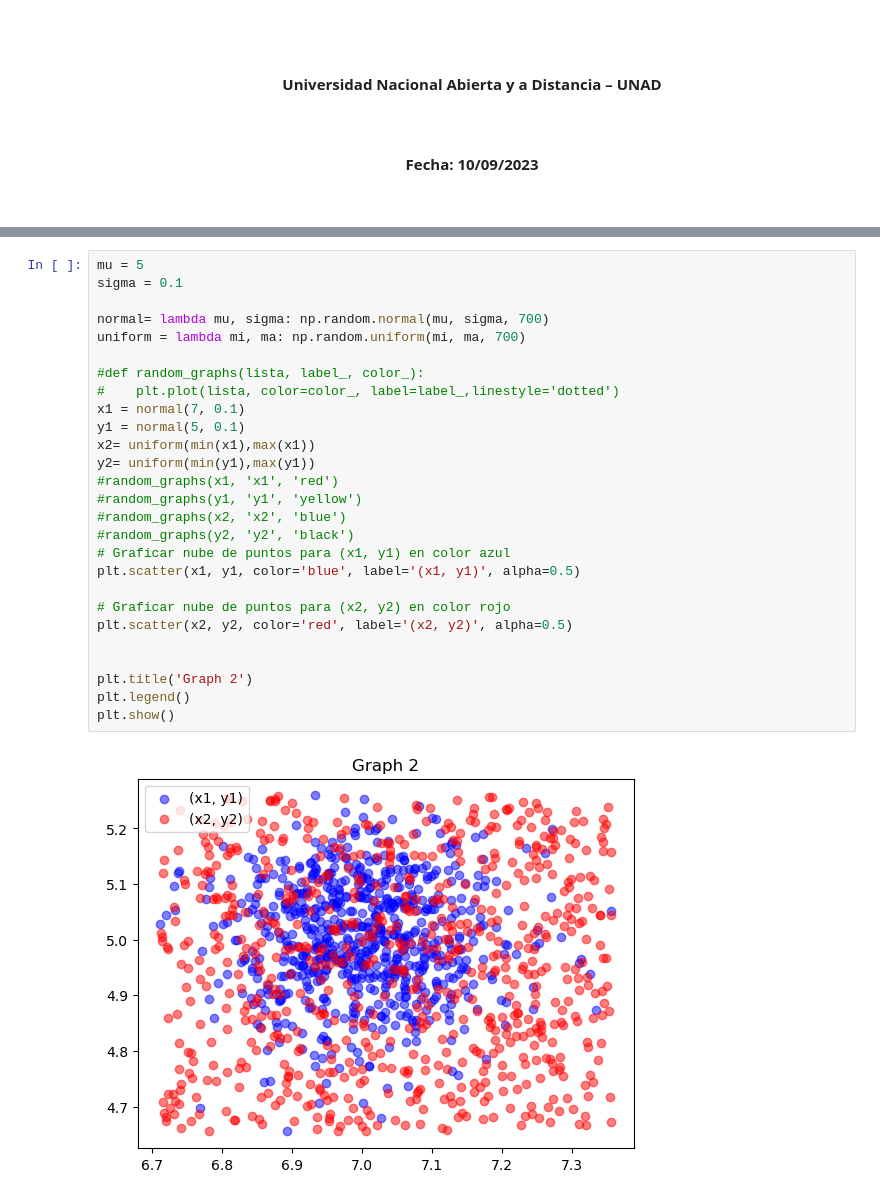
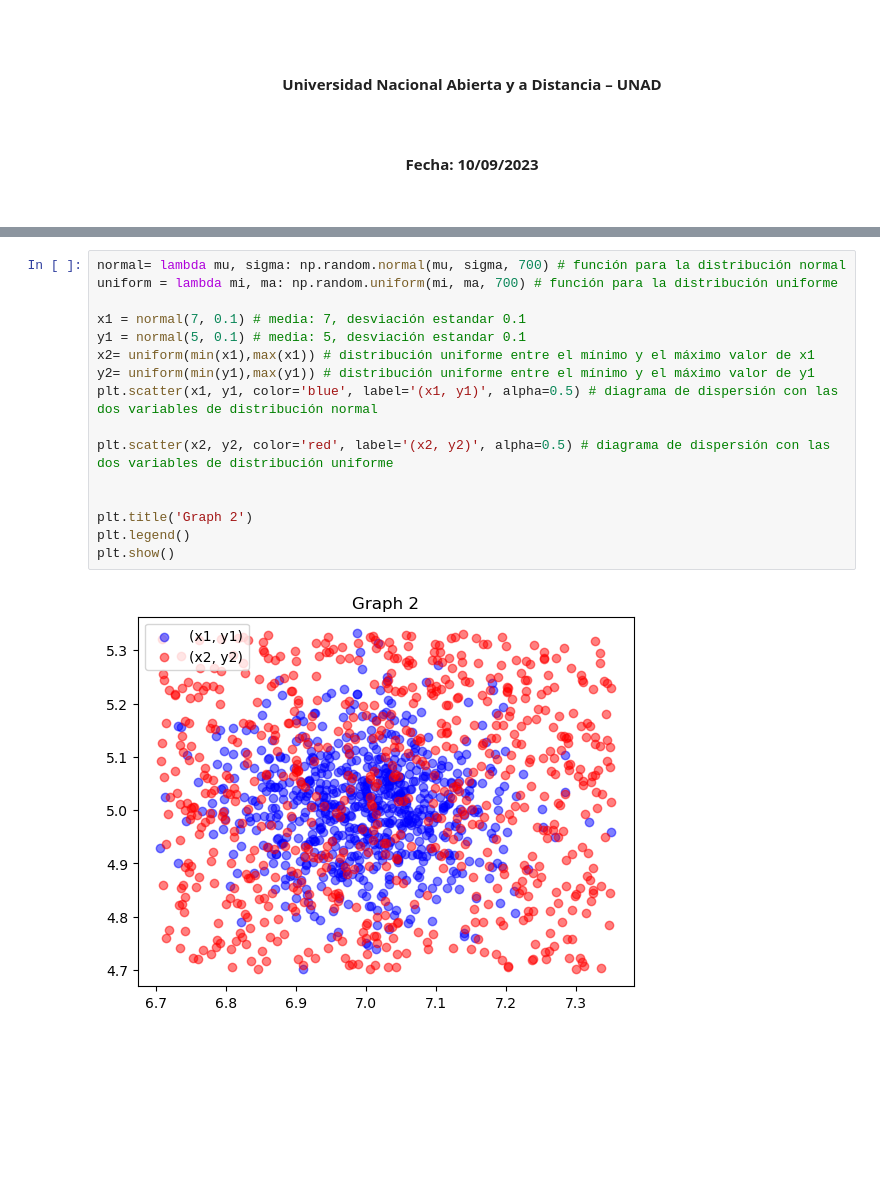
Before and after one commit to andresporras3423/UNAD, a Jupyter notebook: programación para ciencia de datos/jupyter notebooks/unidad1/G10_OscarAndresRussiPorras_Ej3.ipynb, the cells around one changed output, grey strips where cells are left out. Cells and saved outputs as stored; diff of their text form; blank space fills up the shorter version.

```diff
--- a/programación para ciencia de datos/jupyter notebooks/unidad1/G10_OscarAndresRussiPorras_Ej3.ipynb
+++ b/programación para ciencia de datos/jupyter notebooks/unidad1/G10_OscarAndresRussiPorras_Ej3.ipynb
@@ -114,34 +64,23 @@ plt.show()
 # %% [output]
 [figure]
 # %%
-mu = 5
-sigma = 0.1
+normal= lambda mu, sigma: np.random.normal(mu, sigma, 700) # función para la distribución normal
+uniform = lambda mi, ma: np.random.uniform(mi, ma, 700) # función para la distribución uniforme
 
-normal= lambda mu, sigma: np.random.normal(mu, sigma, 700)
-uniform = lambda mi, ma: np.random.uniform(mi, ma, 700)
+x1 = normal(7, 0.1) # media: 7, desviación estandar 0.1
+y1 = normal(5, 0.1) # media: 5, desviación estandar 0.1
+x2= uniform(min(x1),max(x1)) # distribución uniforme entre el mínimo y el máximo valor de x1
+y2= uniform(min(y1),max(y1)) # distribución uniforme entre el mínimo y el máximo valor de y1
+plt.scatter(x1, y1, color='blue', label='(x1, y1)', alpha=0.5) # diagrama de dispersión con las dos variables de distribución normal
 
-#def random_graphs(lista, label_, color_):
-#    plt.plot(lista, color=color_, label=label_,linestyle='dotted')
-x1 = normal(7, 0.1)
-y1 = normal(5, 0.1)
-x2= uniform(min(x1),max(x1))
-y2= uniform(min(y1),max(y1))
-#random_graphs(x1, 'x1', 'red')
-#random_graphs(y1, 'y1', 'yellow')
-#random_graphs(x2, 'x2', 'blue')
-#random_graphs(y2, 'y2', 'black')
-# Graficar nube de puntos para (x1, y1) en color azul
-plt.scatter(x1, y1, color='blue', label='(x1, y1)', alpha=0.5)
-
-# Graficar nube de puntos para (x2, y2) en color rojo
-plt.scatter(x2, y2, color='red', label='(x2, y2)', alpha=0.5)
+plt.scatter(x2, y2, color='red', label='(x2, y2)', alpha=0.5) # diagrama de dispersión con las dos variables de distribución uniforme
 
 
 plt.title('Graph 2')
 plt.legend()
 plt.show()
 # %% [output]
-[figure, old version]
+[figure, new version]
 # %%
 import pandas as pd
 excel_file_path=r"Anexo 1 - Base de Datos EXCEL.xlsx"
```
Also changed, not shown: parts of 12 cells of this notebook, 10 other files.
